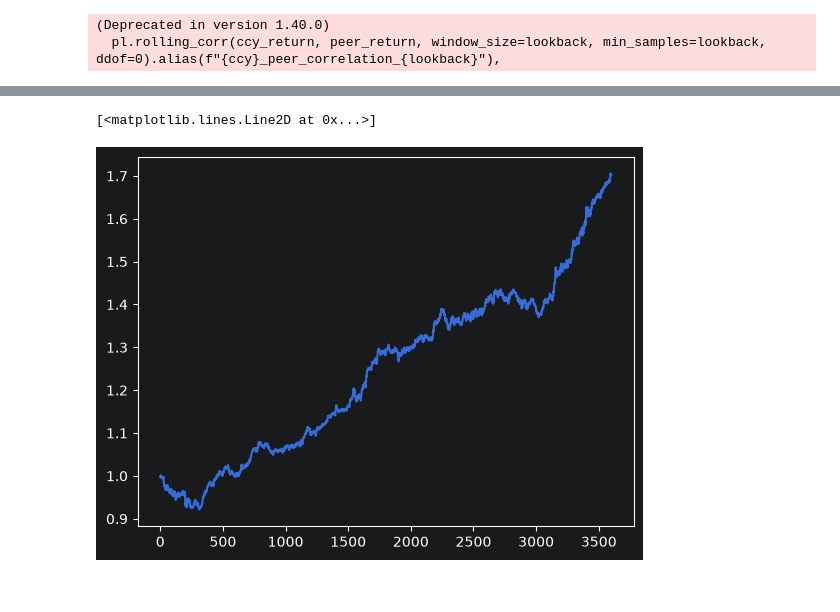
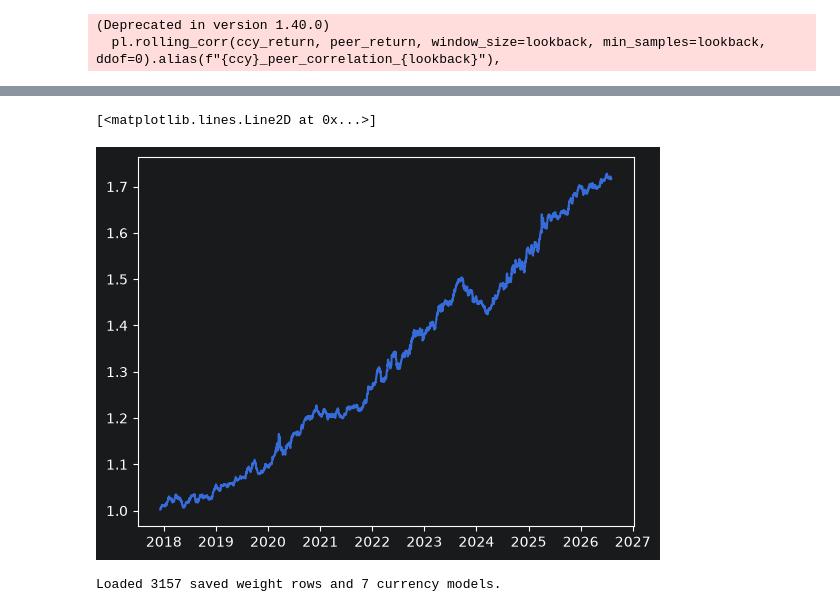
Before and after one commit to RobertHotchkiss/yet_another_machine_learning_repo, a Jupyter notebook: src/notebooks/multi_asset_trading.ipynb, the cells around one changed output, grey strips where cells are left out. Saved outputs shown, nothing was run; the diff lists cells and outputs as text; code cells hidden in the pictures.

```diff
--- a/src/notebooks/multi_asset_trading.ipynb
+++ b/src/notebooks/multi_asset_trading.ipynb
@@ -24,8 +31,9 @@ MODEL_LOOKBACKS = [1, 2,3,4, 5, 10,15,20,50,100,200,250]
 CCYS = ['jpy','chf','cad','aud','nzd','eur','gbp']
 INVERSE_CCYS = ['chf','jpy','cad']
 TRAIN_DAYS=30*12*5
-TEST_DAYS=30*12
-INITIAL_CUT = datetime.datetime(2010, 1, 1, tzinfo=datetime.timezone.utc)
+TEST_DAYS=30
+INITIAL_CUT = datetime.datetime(2011, 1, 1, tzinfo=datetime.timezone.utc)
+remove_sundays=False
 # training_start = datetime.datetime(2004,1,1,tzinfo=datetime.timezone.utc)
 # training_end = datetime.datetime(2014,1,1,tzinfo=datetime.timezone.utc)
 # test_start = datetime.datetime(2014,1,1,tzinfo=datetime.timezone.utc)
@@ -600,9 +608,14 @@ def calculate_target(df: pl.DataFrame, ccy: str) -> pl.DataFrame:
     return df.with_columns(
         (forward_return(ccy) - peer_mean_return).alias(f"{ccy}_target")
     )
+
+def drop_sundays(df: DataFrame[DayBar]) -> DataFrame[DayBar]:
+    return df.filter(pl.col("timestamp").dt.weekday() != 6)
 # %%
 # calcualte features
 bar_dict = {x: read_data(x) for x in CCYS}
+if remove_sundays:
+    bar_dict = {ccy: drop_sundays(bar_dict[ccy]) for ccy in CCYS}
 renamed_dict = {
     ccy: bar_dict[ccy].select("timestamp",
                               pl.col("open").alias(f"{ccy}_open"),
@@ -630,6 +643,7 @@ all = add_model_features(all_raw, MODEL_LOOKBACKS)
   pl.rolling_corr(ccy_return, peer_return, window_size=lookback, min_samples=lookback, ddof=0).alias(f"{ccy}_peer_correlation_{lookback}"),
 # %%
 walk_forward_weights = []
+latest_model_bundle = None
 for rng in split_day_periods(all_raw['timestamp'].min(), all_raw['timestamp'].max(), TRAIN_DAYS, TEST_DAYS):
     training_data = all.filter(pl.col("timestamp").is_between(rng.train_start, rng.train_end))
     testing_data = all.filter(pl.col("timestamp").is_between(rng.test_start, rng.test_end))
@@ -643,11 +657,25 @@ for rng in split_day_periods(all_raw['timestamp'].min(), all_raw['timestamp'].ma
     models, training_metrics, model_features = train_xgboost_models(training_data)
     print(f"{datetime.datetime.now()} running test from {rng.test_start} to {rng.test_end}")
     walk_forward_weights.append(generate_weights(models, testing_data, model_features))
+    latest_model_bundle = {
+        "artifact_version": 1,
+        "models": models,
+        "feature_columns": model_features,
+        "ccys": CCYS,
+        "model_lookbacks": MODEL_LOOKBACKS,
+        "train_range": {"start": rng.train_start, "end": rng.train_end},
+        "test_range": {"start": rng.test_start, "end": rng.test_end},
+    }
 
-if not walk_forward_weights:
+if not walk_forward_weights or latest_model_bundle is None:
     raise ValueError("No walk-forward windows produced test weights")
 
 weights = pl.concat(walk_forward_weights).sort("timestamp")
 walk_forward_returns, walk_forward_metrics = calculate_strategy_returns(weights, all)
+ARTIFACT_DIRECTORY.mkdir(parents=True, exist_ok=True)
+weights.write_parquet(WEIGHTS_ARTIFACT_PATH)
+joblib.dump(latest_model_bundle, MODEL_ARTIFACT_PATH)
+print(f"Saved weights to {WEIGHTS_ARTIFACT_PATH}")
+print(f"Saved latest model bundle to {MODEL_ARTIFACT_PATH}")
 walk_forward_metrics
 # %% [output]
@@ -675,5 +703,25 @@ shape: (1, 6)
 # %%
-plt.plot(walk_forward_returns['portfolio_equity'])
+plt.plot(walk_forward_returns['timestamp'],walk_forward_returns['portfolio_equity'])
 # %% [output]
 [<matplotlib.lines.Line2D at 0x...>]
-[figure, old version]
+[figure, new version]
+# %%
+# Reload the latest saved artifacts for inference in a fresh kernel.
+saved_weights = pl.read_parquet(WEIGHTS_ARTIFACT_PATH)
+saved_model_bundle = joblib.load(MODEL_ARTIFACT_PATH)
+
+if saved_model_bundle.get("artifact_version") != 1:
+    raise ValueError("Unsupported multi-asset model artifact version")
+if saved_model_bundle.get("ccys") != CCYS:
+    raise ValueError("Saved model currency universe does not match CCYS")
+
+saved_models = saved_model_bundle["models"]
+saved_feature_columns = saved_model_bundle["feature_columns"]
+missing_features = set(saved_feature_columns) - set(all.columns)
+if missing_features:
+    raise ValueError(f"Current features are missing saved model columns: {sorted(missing_features)}")
+
+# Example: regenerated_weights = generate_weights(saved_models, all.tail(1), saved_feature_columns)
+print(f"Loaded {saved_weights.height} saved weight rows and {len(saved_models)} currency models.")
+# %% [output]
+Loaded 3157 saved weight rows and 7 currency models.
```
Also changed, not shown: parts of 3 cells of this notebook, 6 other files.
